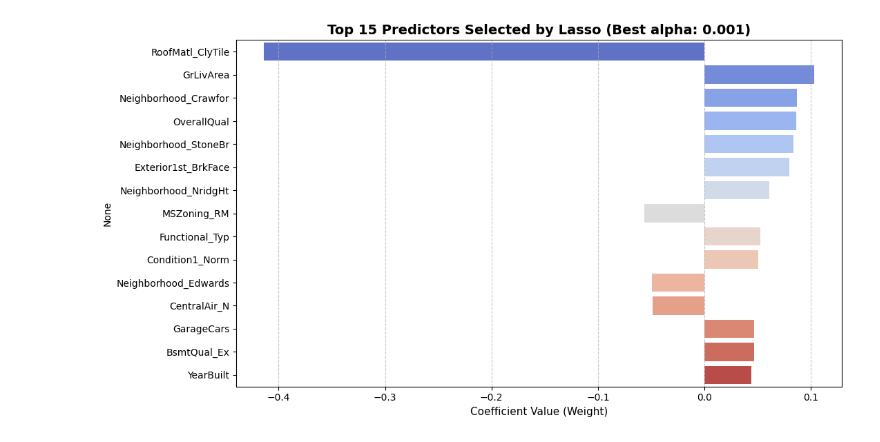
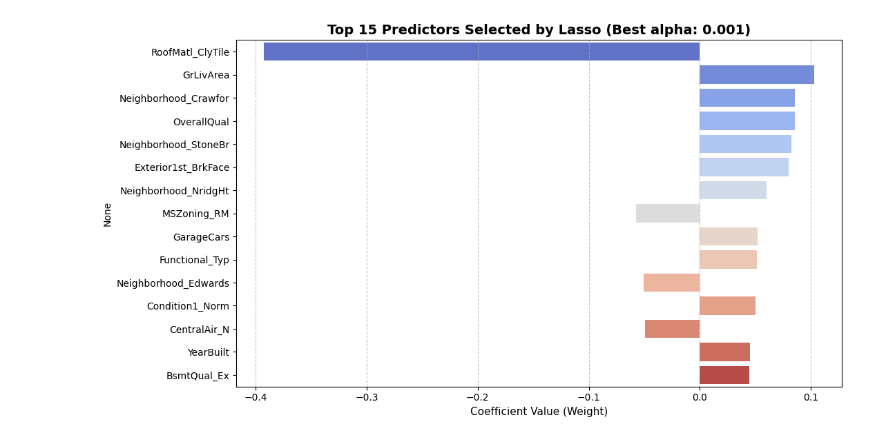
Before and after one commit to daniel0041019-netizen/AI-STUDY-FROM-SCRATCH, a Jupyter notebook: 01_ML_Core_Theory/01_Preprocessing_Linear_Regression/pipeline_gridsearch.ipynb, the cells around one changed output. Cells and saved outputs as stored; diff of their text form; code cells hidden in the pictures.

```diff
--- a/01_ML_Core_Theory/01_Preprocessing_Linear_Regression/pipeline_gridsearch.ipynb
+++ b/01_ML_Core_Theory/01_Preprocessing_Linear_Regression/pipeline_gridsearch.ipynb
@@ -6,14 +6,14 @@ import seaborn as sns
 from sklearn.compose import ColumnTransformer
 from sklearn.pipeline import Pipeline
 from sklearn.impute import SimpleImputer
-from sklearn.preprocessing import StandardScaler, OneHotEncoder
+from sklearn.preprocessing import StandardScaler, OneHotEncoder, KBinsDiscretizer
 from sklearn.model_selection import train_test_split, GridSearchCV
 from sklearn.linear_model import LinearRegression, Ridge, Lasso
 from sklearn.metrics import root_mean_squared_error
 
 # ==========================================
 # 1. 데이터 로드 및 타겟 변수 전처리
-# ==========================================\
+# ==========================================
 url = 'https://raw.githubusercontent.com/coders1019/AI-Study-From-Scratch/main/01_ML_Core_Theory/01_Preprocessing_Linear_Regression/train.csv'
 print("상황 1: 데이터셋 로딩 중...")
 train_df = pd.read_csv(url)
@@ -25,13 +25,28 @@ y = train_df['SalePrice']
 # 타겟 변수(주택가격)의 왜도(Skewness) 완화를 위한 로그 변환
 y_log = np.log1p(y)
 
+# 데이터 스누핑 원천 차단: 전처리 수행 전 train/val 순수 데이터 격리
+X_train, X_val, y_train, y_val = train_test_split(X, y_log, test_size=0.2, random_state=42)
+
 # ==========================================
 # 2. 강력한 전처리 파이프라인 구축
 # ==========================================
 print("상황 2: Scikit-Learn 전처리 파이프라인 아키텍처 설계 중...")
+
 # 수치형 변수와 범주형 변수 자동으로 분류
 num_attribs = X.select_dtypes(include=[np.number]).columns.tolist()
 cat_attribs = X.select_dtypes(include=['object']).columns.tolist()
+
+# 멀티모달 분포 변수 처리 (예: 'GarageArea' 변수 지정)
+multimodal_feature = 'GarageArea'
+if multimodal_feature in num_attribs:
+    num_attribs.remove(multimodal_feature)
+
+# 멀티모달 전용 버킷타이징(K-Means) 파이프라인 구축
+multimodal_pipeline = Pipeline([
+    ('imputer', SimpleImputer(strategy='median')),
+    ('bucketizer', KBinsDiscretizer(n_bins=3, encode='onehot-dense', strategy='kmeans'))
+])
 
 # 수치형 변수 파이프라인: 결측치 중앙값 대체 + 표준화 스케일링
 num_pipeline = Pipeline([
@@ -45,27 +60,31 @@ cat_pipeline = Pipeline([
     ('encoder', OneHotEncoder(handle_unknown='ignore', sparse_output=False))
 ])
 
-# 결합: ColumnTransformer를 통해 데이터 누수(Data Leakage) 원천 차단
-full_pipeline = ColumnTransformer([
+# 결합: ColumnTransformer를 통해 모든 전처리 아키텍처 통합
+preprocessor = ColumnTransformer([
     ('num', num_pipeline, num_attribs),
-    ('cat', cat_pipeline, cat_attribs)
+    ('cat', cat_pipeline, cat_attribs),
+    ('multimodal', multimodal_pipeline, [multimodal_feature])
 ])
 
-# 전처리 행렬 생성
-X_processed = full_pipeline.fit_transform(X)
-
-# 데이터 분할 (훈련 8 : 검증 2)
-X_train, X_val, y_train, y_val = train_test_split(X_processed, y_log, test_size=0.2, random_state=42)
+# 메가 파이프라인(Mega Pipeline) 구축: 전처리 프로세서와 학습 모델 결합
+mega_pipeline = Pipeline([
+    ('preprocessor', preprocessor),
+    ('model', Lasso(max_iter=20000))
+])
 
 # ==========================================
 # 3. 기준 모델(Baseline) 평가 - 일반 선형 회귀
 # ==========================================
 print("\n=== [실험 1] 일반 선형 회귀(OLS) 구동 ===")
+X_train_processed = preprocessor.fit_transform(X_train)
+X_val_processed = preprocessor.transform(X_val)
+
 lin_reg = LinearRegression()
-lin_reg.fit(X_train, y_train)
+lin_reg.fit(X_train_processed, y_train)
 
-lin_train_rmse = root_mean_squared_error(np.expm1(y_train), np.expm1(lin_reg.predict(X_train)))
-lin_val_rmse = root_mean_squared_error(np.expm1(y_val), np.expm1(lin_reg.predict(X_val)))
+lin_train_rmse = root_mean_squared_error(np.expm1(y_train), np.expm1(lin_reg.predict(X_train_processed)))
+lin_val_rmse = root_mean_squared_error(np.expm1(y_val), np.expm1(lin_reg.predict(X_val_processed)))
 print(f"Linear Regression -> Train RMSE: ${lin_train_rmse:,.2f} | Val RMSE: ${lin_val_rmse:,.2f}")
 print("🚨 진단: 원-핫 인코딩으로 인한 차원 폭발로 치명적인 '과대적합(Overfitting)' 발생 확인.")
 
@@ -74,53 +93,57 @@ print("🚨 진단: 원-핫 인코딩으로 인한 차원 폭발로 치명적인
 # ==========================================
 print("\n=== [실험 2] GridSearchCV 기반 하이퍼파라미터 튜닝 ===")
 
-# 탐색할 alpha (규제 강도) 후보군 설정
-param_grid = {'alpha': [0.001, 0.005, 0.01, 0.05, 0.1, 1.0, 10.0, 100.0]}
+# 파이프라인 구조에 맞춰 파라미터 그리드 키 값 설정
+param_grid = {'model__alpha': [0.001, 0.005, 0.01, 0.05, 0.1, 1.0, 10.0, 100.0]}
 
-# 5-Fold 교차 검증(CV)을 결합한 그리드 서치 정의
-# scoring을 'neg_root_mean_squared_error'로 지정하여 오차 최적화 유도
-lasso_grid = GridSearchCV(Lasso(max_iter=20000), param_grid, cv=5,
+# 5-Fold 교차 검증을 메가 파이프라인 전체에 적용
+lasso_grid = GridSearchCV(mega_pipeline, param_grid, cv=5,
                           scoring='neg_root_mean_squared_error',
                           return_train_score=True)
 
-print("5-Fold 교차 검증 연산 중...")
+print("사지방 백엔드 가상 서버에서 5-Fold 교차 검증 연산 중...")
+# 순수한 X_train과 y_train만 주입하여 교차 검증 내 데이터 누수 완전히 차단
 lasso_grid.fit(X_train, y_train)
 
 # 최적의 결과 도출
-best_alpha = lasso_grid.best_params_['alpha']
-best_lasso_model = lasso_grid.best_estimator_
-
+best_alpha = lasso_grid.best_params_['model__alpha']
+best_mega_model = lasso_grid.best_estimator_
 print(f"🥇 최적의 하이퍼파라미터 검증 완료: alpha = {best_alpha}")
 
-# 최적 모델로 최종 성능 계산 (로그 스케일 복원 원칙 적용)
-lasso_train_rmse = root_mean_squared_error(np.expm1(y_train), np.expm1(best_lasso_model.predict(X_train)))
-lasso_val_rmse = root_mean_squared_error(np.expm1(y_val), np.expm1(best_lasso_model.predict(X_val)))
+# 최적 메가 모델로 최종 성능 계산 (로그 스케일 복원 원칙 적용)
+lasso_train_rmse = root_mean_squared_error(np.expm1(y_train), np.expm1(best_mega_model.predict(X_train)))
+lasso_val_rmse = root_mean_squared_error(np.expm1(y_val), np.expm1(best_mega_model.predict(X_val)))
 print(f"Optimized Lasso -> Train RMSE: ${lasso_train_rmse:,.2f} | Val RMSE: ${lasso_val_rmse:,.2f}")
 
 # ==========================================
 # 5. Lasso 특성 선택 시각화
 # ==========================================
 print("\n상황 3: 시각화 차트 생성 및 저장 중...")
-# 원-핫 인코딩으로 생성된 변수명 리스트 추출
-cat_encoder = full_pipeline.named_transformers_['cat'].named_steps['encoder']
+
+# 파이프라인 내부 구조에서 인코더 변수명 추출
+cat_encoder = best_mega_model.named_steps['preprocessor'].named_transformers_['cat'].named_steps['encoder']
 encoded_cat_features = cat_encoder.get_feature_names_out(cat_attribs).tolist()
-all_features = num_attribs + encoded_cat_features
+
+multi_encoder = best_mega_model.named_steps['preprocessor'].named_transformers_['multimodal'].named_steps['bucketizer']
+encoded_multi_features = multi_encoder.get_feature_names_out([multimodal_feature]).tolist()
+
+# 전체 피처 리스트 결합
+all_features = num_attribs + encoded_cat_features + encoded_multi_features
 
 # 특성 중요도(가중치 계수) 매핑
-lasso_coefs = pd.Series(best_lasso_model.coef_, index=all_features)
+lasso_coefs = pd.Series(best_mega_model.named_steps['model'].coef_, index=all_features)
 active_coefs = lasso_coefs[lasso_coefs != 0].sort_values(key=abs, ascending=False)
-
 print(f"💡 분석 리포트: 총 {len(all_features)}개 특성 중 오직 {len(active_coefs)}개만 살아남고 나머지는 0으로 제거됨.")
 
 # 상위 15개 핵심 특성 그래프 그리기
 plt.figure(figsize=(11, 6))
-sns.barplot(x=active_coefs.head(15).values, y=active_coefs.head(15).index, palette='coolwarm')
+sns.barplot(x=active_coefs.head(15).values, y=active_coefs.head(15).index, hue=active_coefs.head(15).index, palette='coolwarm', legend=False)
 plt.title(f"Top 15 Predictors Selected by Lasso (Best alpha: {best_alpha})", fontsize=14, fontweight='bold')
 plt.xlabel("Coefficient Value (Weight)", fontsize=11)
 plt.grid(axis='x', linestyle='--', alpha=0.7)
 plt.tight_layout()
-plt.savefig('lasso_top_features.png', dpi=150) # 사지방 폴더에 이미지 저장
-print("🎯 이미지 파일 'lasso_top_features.png' 저장 완료! ")
+plt.savefig('lasso_top_features.png', dpi=150)
+print("🎯 이미지 파일 'lasso_top_features.png' 저장 완료! (블로그 첨부용)")
 plt.show()
 # %% [output]
 상황 1: 데이터셋 로딩 중...
@@ -144 +164 @@ Passing `palette` without assigning `hue` is deprecated and will be removed in v
-[figure, old version]
+[figure, new version]
```
Also changed, not shown: parts of 1 cell of this notebook.
